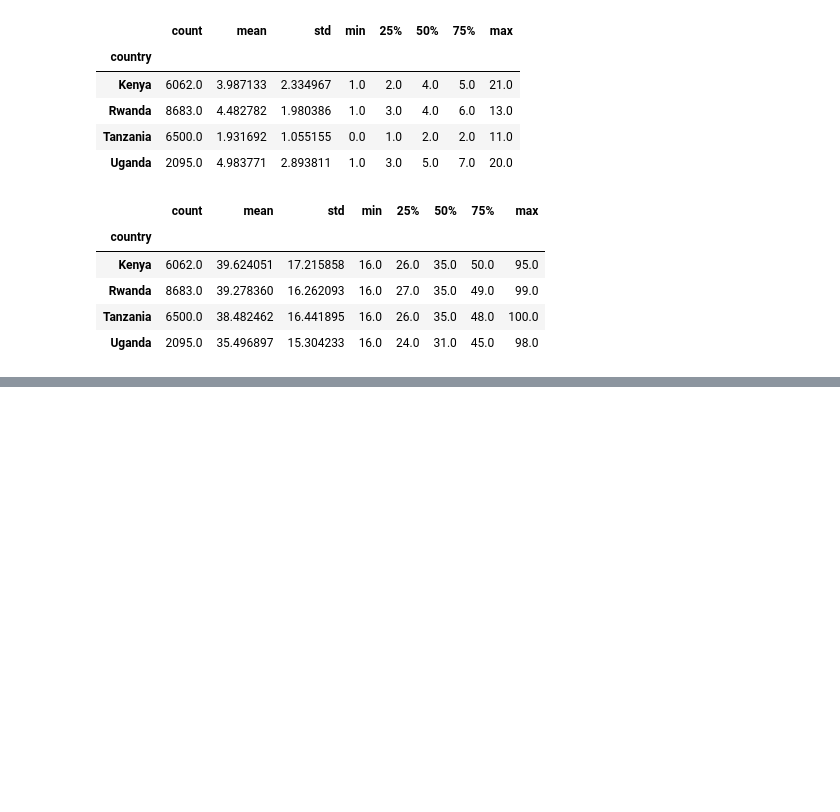
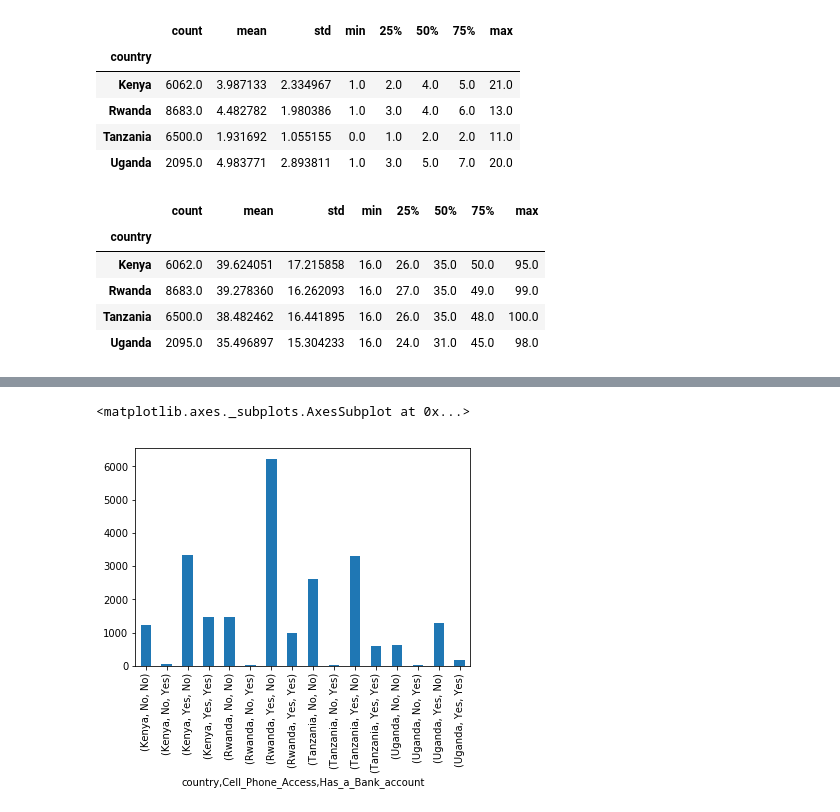
Before and after one commit to ibrahimabdike/Ibrahim_Yahya_IP_Week_1_Core, a Jupyter notebook: Ibrahim_Yahya_IP_Week_1.ipynb, the cells around one changed output, grey strips where cells are left out. Saved outputs shown, nothing was run; the diff lists cells and outputs as text; code cells hidden in the pictures; blank space fills up the shorter version.

```diff
--- a/Ibrahim_Yahya_IP_Week_1.ipynb
+++ b/Ibrahim_Yahya_IP_Week_1.ipynb
@@ -294,0 +315,5 @@ finance_dropped.groupby('country')['Respondent_Age'].describe()
+# %%
+finance_dropped.groupby(['country','Cell_Phone_Access'])['Has_a_Bank_account'].value_counts().plot.bar()
+# %% [output]
+<matplotlib.axes._subplots.AxesSubplot at 0x...>
+[figure, added]
```
Also changed, not shown: parts of 25 cells of this notebook.
